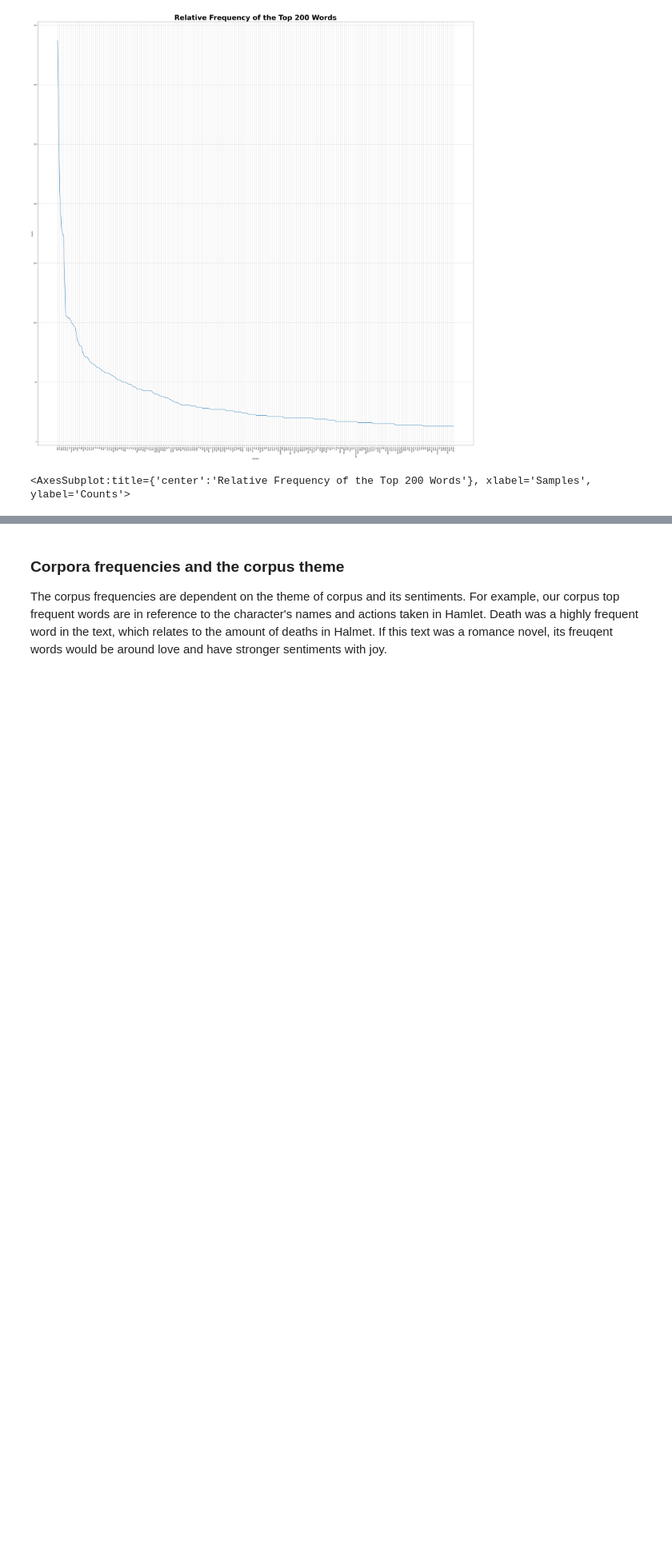
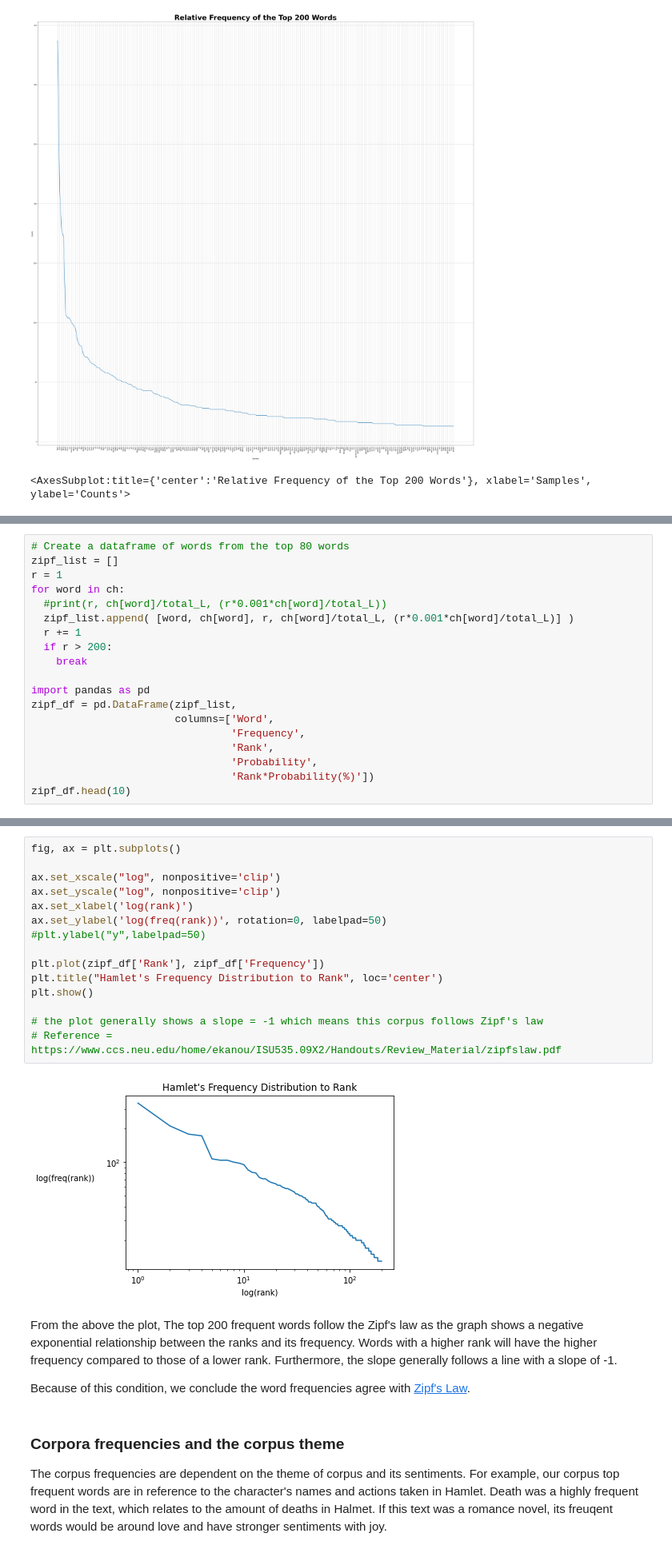
Before and after one commit to Vy4thewin/Data620_TeamVAC, a Jupyter notebook: Data620_W4_P2.ipynb, the cells around one changed output, grey strips where cells are left out. Shown: that part at 80% size. Saved outputs shown, nothing was run; the diff lists cells and outputs as text; blank space fills up the shorter version.

Commit message:
Added log-log plot of frequencies to rank for Zipf's Law.

```diff
--- a/Data620_W4_P2.ipynb
+++ b/Data620_W4_P2.ipynb
@@ -109,0 +107,19 @@ The top 200 frequent words follow the Zipf's law as the graph shows a negative e
+# %%
+# Create a dataframe of words from the top 80 words
+zipf_list = []
+r = 1
+for word in ch:
+  #print(r, ch[word]/total_L, (r*0.001*ch[word]/total_L))
+  zipf_list.append( [word, ch[word], r, ch[word]/total_L, (r*0.001*ch[word]/total_L)] )
+  r += 1
+  if r > 200:
+    break
+
+import pandas as pd
+zipf_df = pd.DataFrame(zipf_list,
+                       columns=['Word',
+                                'Frequency',
+                                'Rank',
+                                'Probability',
+                                'Rank*Probability(%)'])
+zipf_df.head(10)
@@ -110,3 +138,24 @@ The top 200 frequent words follow the Zipf's law as the graph shows a negative e
+# %%
+fig, ax = plt.subplots()
+
+ax.set_xscale("log", nonpositive='clip')
+ax.set_yscale("log", nonpositive='clip')
+ax.set_xlabel('log(rank)')
+ax.set_ylabel('log(freq(rank))', rotation=0, labelpad=50)
+#plt.ylabel("y",labelpad=50)
+
+plt.plot(zipf_df['Rank'], zipf_df['Frequency'])
+plt.title("Hamlet's Frequency Distribution to Rank", loc='center')
+plt.show()
+
+# the plot generally shows a slope = -1 which means this corpus follows Zipf's law
+# Reference = https://www.ccs.neu.edu/home/ekanou/ISU535.09X2/Handouts/Review_Material/zipfslaw.pdf
+# %% [output]
+[figure, added]
+# %% [markdown]
+From the above the plot, The top 200 frequent words follow the Zipf's law as the graph shows a negative exponential relationship between the ranks and its frequency. Words with a higher rank will have the higher frequency compared to those of a lower rank. Furthermore, the slope generally follows a line with a slope of -1.
+
+Because of this condition, we conclude the word frequencies agree with [Zipf's Law](https://www.ccs.neu.edu/home/ekanou/ISU535.09X2/Handouts/Review_Material/zipfslaw.pdf).
 # %% [markdown]
 ### Corpora frequencies and the corpus theme
 
```
Also changed, not shown: parts of 3 cells of this notebook.
